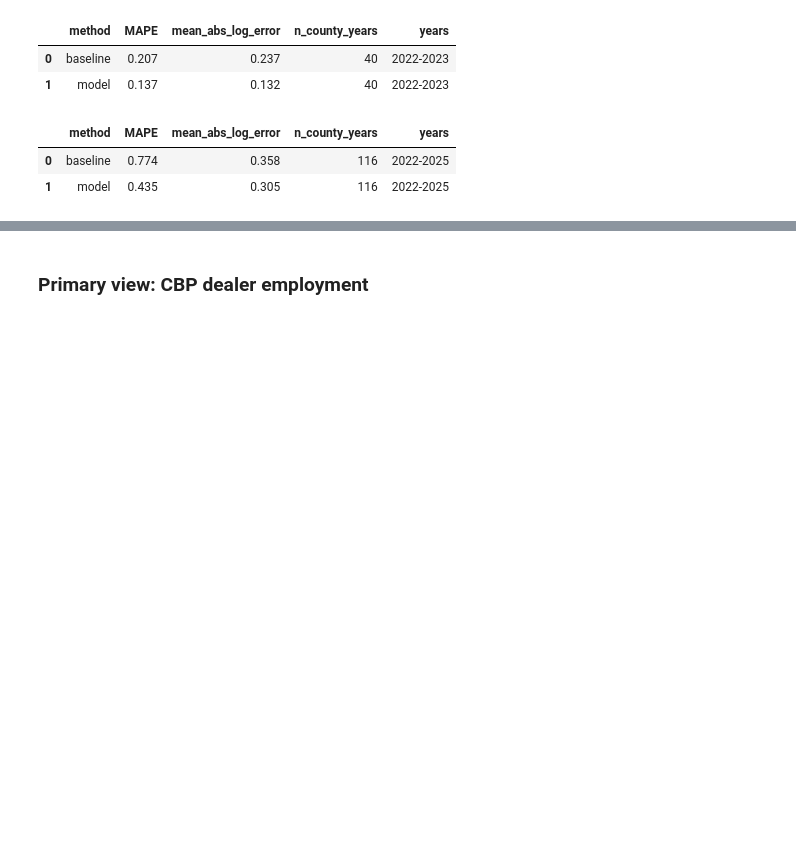
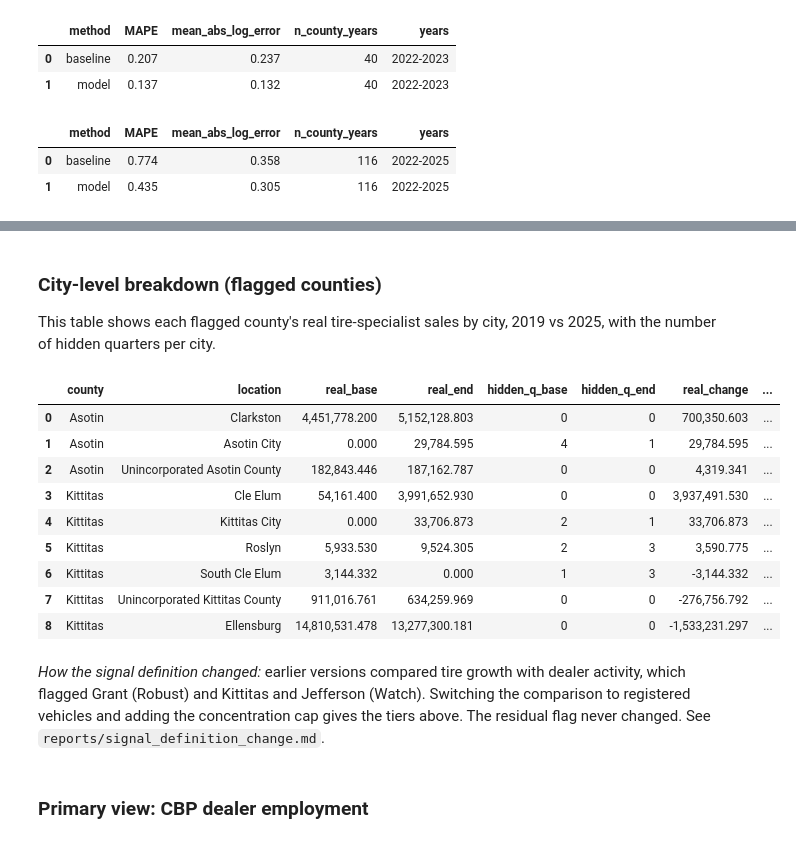
Before and after one commit to gisaf22/wa-tire-market-opportunity, a Jupyter notebook: notebooks/wa_tire_opportunity.ipynb, the cells around one changed output, grey strips where cells are left out. Drawn from its saved outputs; the diff is of its cells as text; code cells hidden in the pictures; blank space fills up the shorter version.

```diff
--- a/notebooks/wa_tire_opportunity.ipynb
+++ b/notebooks/wa_tire_opportunity.ipynb
@@ -118,3 +118,22 @@ load_processed("candidate_tiers")
+# %% [markdown]
+### City-level breakdown (flagged counties)
+
+This table shows each flagged county's real tire-specialist sales by city, 2019 vs 2025, with the number of hidden quarters per city.
+# %%
+load_processed("city_breakdown")
+# %% [output]
+|  | county | location | real_base | real_end | hidden_q_base | hidden_q_end | real_change | ... |
+| 0 | Asotin | Clarkston | 4,451,778.200 | 5,152,128.803 | 0 | 0 | 700,350.603 | ... |
+| 1 | Asotin | Asotin City | 0.000 | 29,784.595 | 4 | 1 | 29,784.595 | ... |
+| 2 | Asotin | Unincorporated Asotin County | 182,843.446 | 187,162.787 | 0 | 0 | 4,319.341 | ... |
+| 3 | Kittitas | Cle Elum | 54,161.400 | 3,991,652.930 | 0 | 0 | 3,937,491.530 | ... |
+| 4 | Kittitas | Kittitas City | 0.000 | 33,706.873 | 2 | 1 | 33,706.873 | ... |
+| 5 | Kittitas | Roslyn | 5,933.530 | 9,524.305 | 2 | 3 | 3,590.775 | ... |
+| 6 | Kittitas | South Cle Elum | 3,144.332 | 0.000 | 1 | 3 | -3,144.332 | ... |
+| 7 | Kittitas | Unincorporated Kittitas County | 911,016.761 | 634,259.969 | 0 | 0 | -276,756.792 | ... |
+| 8 | Kittitas | Ellensburg | 14,810,531.478 | 13,277,300.181 | 0 | 0 | -1,533,231.297 | ... |
+# %% [markdown]
+*How the signal definition changed:* earlier versions compared tire growth with dealer activity, which flagged Grant (Robust) and Kittitas and Jefferson (Watch). Switching the comparison to registered vehicles and adding the concentration cap gives the tiers above. The residual flag never changed. See `reports/signal_definition_change.md`.
 # %% [markdown]
 ### Primary view: CBP dealer employment
 # %%
```
Also changed, not shown: parts of 5 cells of this notebook, 11 other files.
